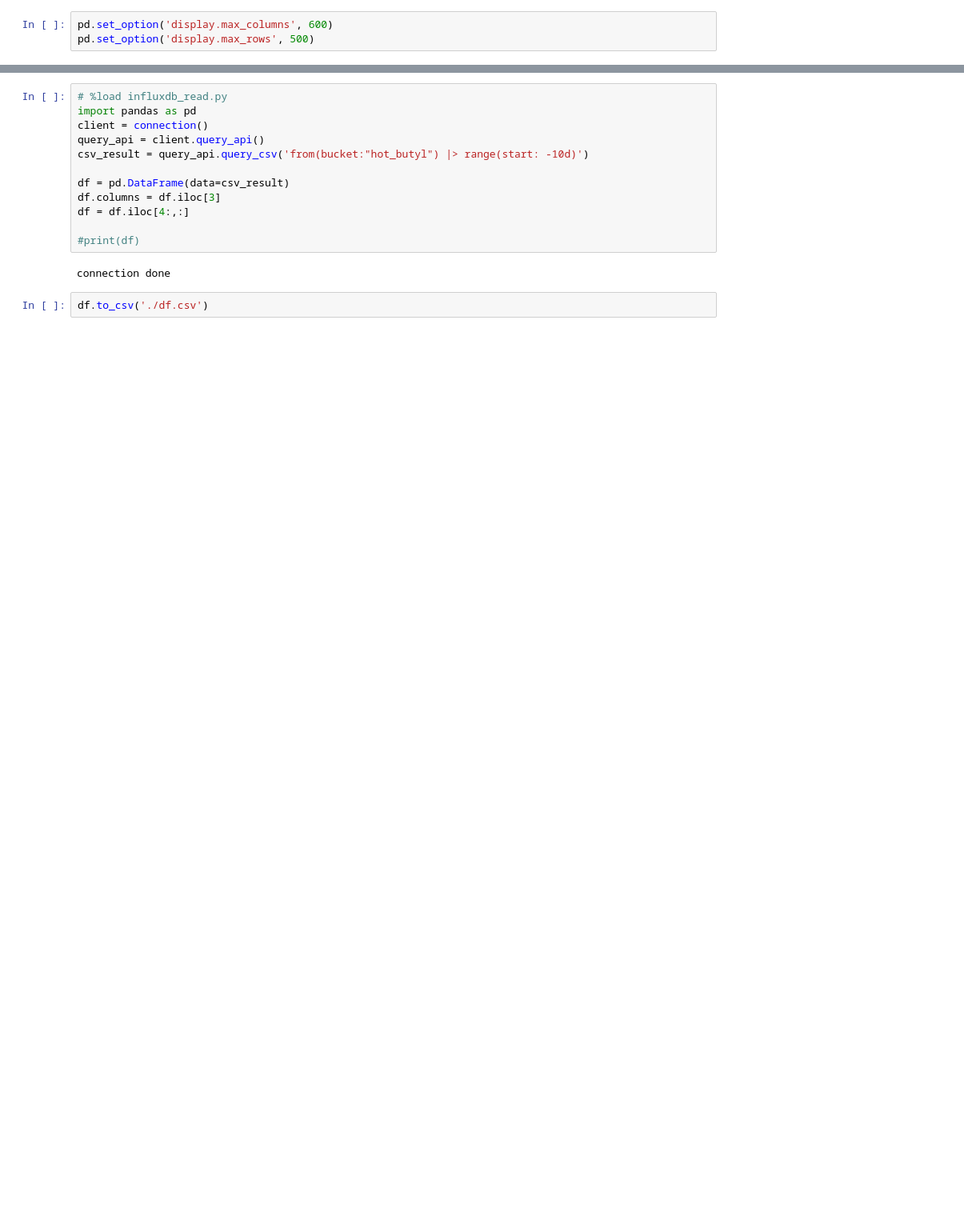
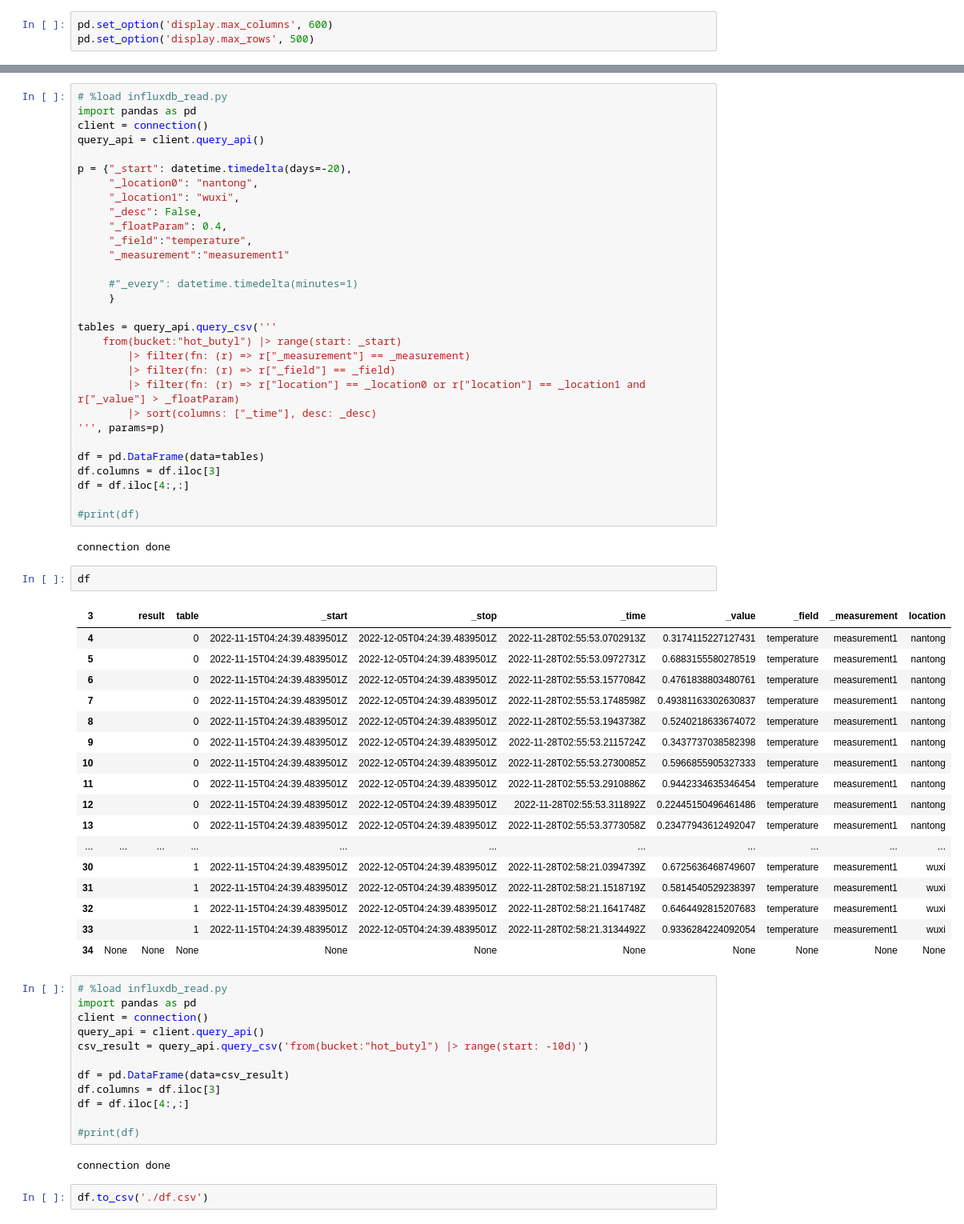
Before and after one commit to Sawyerbian/database_do, a Jupyter notebook: influxdb.ipynb, the cells around one changed output, grey strips where cells are left out. Shown at 80% size. Saved outputs shown, nothing was run; the diff lists cells and outputs as text; blank space fills up the shorter version.

```diff
--- a/influxdb.ipynb
+++ b/influxdb.ipynb
@@ -43,3 +123,55 @@ write is done
+# %%
+# %load influxdb_read.py
+import pandas as pd
+client = connection()
+query_api = client.query_api()
+
+p = {"_start": datetime.timedelta(days=-20),
+     "_location0": "nantong",
+     "_location1": "wuxi",
+     "_desc": False,
+     "_floatParam": 0.4,
+     "_field":"temperature",
+     "_measurement":"measurement1"
+
+     #"_every": datetime.timedelta(minutes=1)
+     }
+
+tables = query_api.query_csv('''
+    from(bucket:"hot_butyl") |> range(start: _start)
+        |> filter(fn: (r) => r["_measurement"] == _measurement)
+        |> filter(fn: (r) => r["_field"] == _field)
+        |> filter(fn: (r) => r["location"] == _location0 or r["location"] == _location1 and r["_value"] > _floatParam)
+        |> sort(columns: ["_time"], desc: _desc)
+''', params=p)
+
+df = pd.DataFrame(data=tables)
+df.columns = df.iloc[3]
+df = df.iloc[4:,:]
+
+#print(df)
+# %% [output]
+connection done
+# %%
+df
+# %% [output]
+| 3 |  | result | table | _start | _stop | _time | _value | _field | _measurement | location |
+| 4 |  |  | 0 | 2022-11-15T04:24:39.4839501Z | 2022-12-05T04:24:39.4839501Z | 2022-11-28T02:55:53.0702913Z | 0.3174115227127431 | temperature | measurement1 | nantong |
+| 5 |  |  | 0 | 2022-11-15T04:24:39.4839501Z | 2022-12-05T04:24:39.4839501Z | 2022-11-28T02:55:53.0972731Z | 0.6883155580278519 | temperature | measurement1 | nantong |
+| 6 |  |  | 0 | 2022-11-15T04:24:39.4839501Z | 2022-12-05T04:24:39.4839501Z | 2022-11-28T02:55:53.1577084Z | 0.4761838803480761 | temperature | measurement1 | nantong |
+| 7 |  |  | 0 | 2022-11-15T04:24:39.4839501Z | 2022-12-05T04:24:39.4839501Z | 2022-11-28T02:55:53.1748598Z | 0.49381163302630837 | temperature | measurement1 | nantong |
+| 8 |  |  | 0 | 2022-11-15T04:24:39.4839501Z | 2022-12-05T04:24:39.4839501Z | 2022-11-28T02:55:53.1943738Z | 0.5240218633674072 | temperature | measurement1 | nantong |
+| 9 |  |  | 0 | 2022-11-15T04:24:39.4839501Z | 2022-12-05T04:24:39.4839501Z | 2022-11-28T02:55:53.2115724Z | 0.3437737038582398 | temperature | measurement1 | nantong |
+| 10 |  |  | 0 | 2022-11-15T04:24:39.4839501Z | 2022-12-05T04:24:39.4839501Z | 2022-11-28T02:55:53.2730085Z | 0.5966855905327333 | temperature | measurement1 | nantong |
+| 11 |  |  | 0 | 2022-11-15T04:24:39.4839501Z | 2022-12-05T04:24:39.4839501Z | 2022-11-28T02:55:53.2910886Z | 0.9442334635346454 | temperature | measurement1 | nantong |
+| 12 |  |  | 0 | 2022-11-15T04:24:39.4839501Z | 2022-12-05T04:24:39.4839501Z | 2022-11-28T02:55:53.311892Z | 0.22445150496461486 | temperature | measurement1 | nantong |
+| 13 |  |  | 0 | 2022-11-15T04:24:39.4839501Z | 2022-12-05T04:24:39.4839501Z | 2022-11-28T02:55:53.3773058Z | 0.23477943612492047 | temperature | measurement1 | nantong |
+| ... | ... | ... | ... | ... | ... | ... | ... | ... | ... | ... |
+| 30 |  |  | 1 | 2022-11-15T04:24:39.4839501Z | 2022-12-05T04:24:39.4839501Z | 2022-11-28T02:58:21.0394739Z | 0.6725636468749607 | temperature | measurement1 | wuxi |
+| 31 |  |  | 1 | 2022-11-15T04:24:39.4839501Z | 2022-12-05T04:24:39.4839501Z | 2022-11-28T02:58:21.1518719Z | 0.5814540529238397 | temperature | measurement1 | wuxi |
+| 32 |  |  | 1 | 2022-11-15T04:24:39.4839501Z | 2022-12-05T04:24:39.4839501Z | 2022-11-28T02:58:21.1641748Z | 0.6464492815207683 | temperature | measurement1 | wuxi |
+| 33 |  |  | 1 | 2022-11-15T04:24:39.4839501Z | 2022-12-05T04:24:39.4839501Z | 2022-11-28T02:58:21.3134492Z | 0.9336284224092054 | temperature | measurement1 | wuxi |
+| 34 | None | None | None | None | None | None | None | None | None | None |
 # %%
 # %load influxdb_read.py
 import pandas as pd
```
Also changed, not shown: parts of 12 cells of this notebook, 7 other files.
